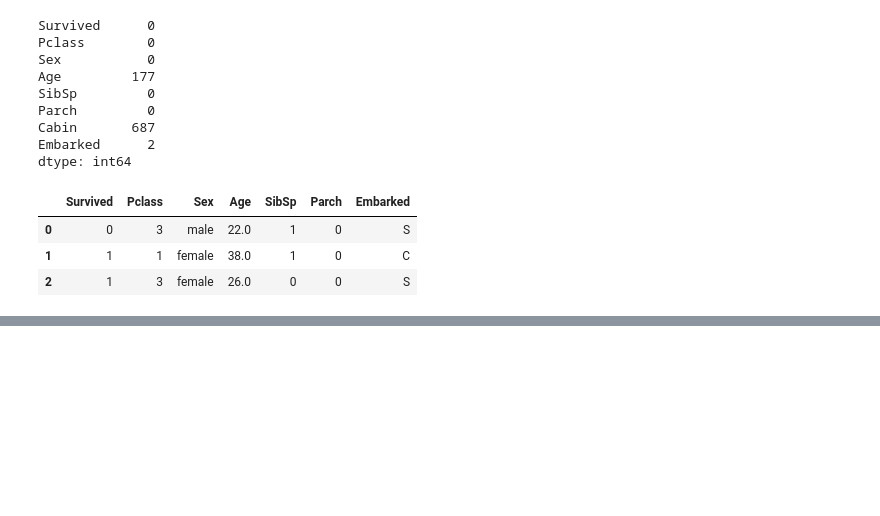
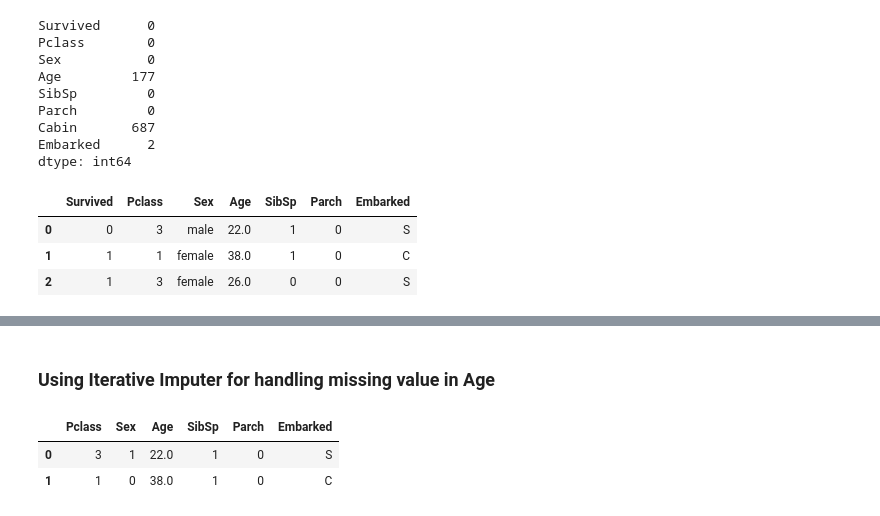
Before and after one commit to lkarjun/Titanic, a Jupyter notebook: titanic.ipynb, the cells around one changed output, grey strips where cells are left out. Drawn from its saved outputs; the diff is of its cells as text; code cells hidden in the pictures; blank space fills up the shorter version.

Commit message:
Missing Value Handling

```diff
--- a/titanic.ipynb
+++ b/titanic.ipynb
@@ -66,0 +132,2 @@ df.head(3)
+# %% [markdown]
+### Using Iterative Imputer for handling missing value in Age
@@ -66,0 +139,9 @@ df.head(3)
+# %%
+df_after_imputing = df.drop("Survived", axis=1)
+df_labels = df.Survived
+# %%
+df_after_imputing.head(2)
+# %% [output]
+|  | Pclass | Sex | Age | SibSp | Parch | Embarked |
+| 0 | 3 | 1 | 22.0 | 1 | 0 | S |
+| 1 | 1 | 0 | 38.0 | 1 | 0 | C |
```
Also changed, not shown: parts of 12 cells of this notebook.
